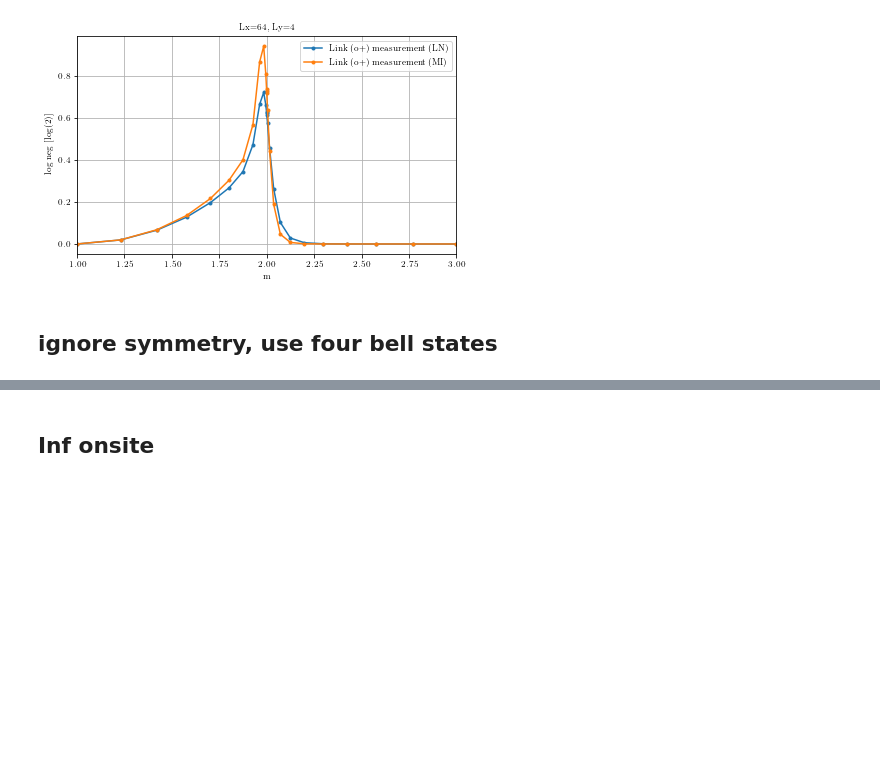
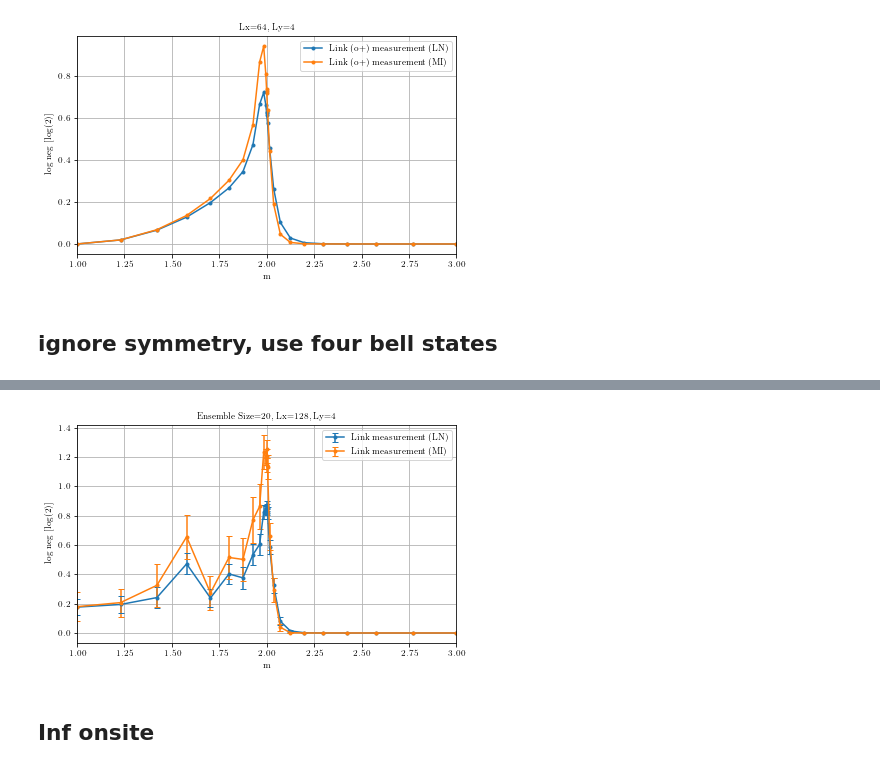
Before and after one commit to hainingpan/SPT, a Jupyter notebook: test_Chern_insulator.ipynb, the cells around one changed output, grey strips where cells are left out. Drawn from its saved outputs; the diff is of its cells as text; code cells hidden in the pictures; blank space fills up the shorter version.

```diff
--- a/test_Chern_insulator.ipynb
+++ b/test_Chern_insulator.ipynb
@@ -1826,3 +1891,29 @@ fig.savefig('/mnt/d/KITP/Rp_SPT/8/LN_CI_Born_link_op_ep_ring_middle_no_Lx{:d}_Ly
+# %%
+fig,ax=plt.subplots()
+# ax.plot(m_list,LN_no_list,'.-',label='No measurement')
+
+ax.errorbar(m_list,LN_Born_link_nosymm_list.mean(axis=1)/np.log(2),LN_Born_link_nosymm_list.std(axis=1)/np.log(2)/np.sqrt(es-1),capsize=3,fmt='.-',label='Link measurement (LN)')
+ax.errorbar(m_list,MI_Born_link_nosymm_list.mean(axis=1)/np.log(2),MI_Born_link_nosymm_list.std(axis=1)/np.log(2)/np.sqrt(es-1),capsize=3,fmt='.-',label='Link measurement (MI)')
+
+# ax.errorbar(m_list,FN_Born_link_nosymm_list.mean(axis=1)/np.log(2),FN_Born_link_nosymm_list.std(axis=1)/np.log(2)/np.sqrt(es-1),capsize=3,fmt='.-',label='Link measurement (Fermion number)')
+
+ax.legend()
+ax.grid('on')
+ax.set_xlabel(r'm')
+ax.set_ylabel(r'log neg [log(2)]')
+ax.margins(x=0)
+ax.set_title('Ensemble Size={:d}, Lx={:d}, Ly={:d}'.format(es,Lx,Ly))
+
+# ax2=ax.twinx()
+# ax2.errorbar(m_list,FN_Born_link_nosymm_list.mean(axis=1),FN_Born_link_nosymm_list.std(axis=1)/np.sqrt(es-1),capsize=3,fmt='.-',label='Link measurement (Fermion number)',color='g')
+
+# ax2.axhline(y=128*4,ls='--')
+# ax2.set_ylabel('fermion number')
+# # ax2.set_ylim([500,514])
+
+fig.savefig('/mnt/d/KITP/Rp_SPT/8/LN_CI_Born_link_nosymm_En{:d}_Lx{:d}_Ly{:d}.pdf'.format(es,Lx,Ly),bbox_inches='tight')
+# %% [output]
+[figure, added]
 # %% [markdown]
 ## Inf onsite
 # %%
```
Also changed, not shown: parts of 12 cells of this notebook, 1 other file.
